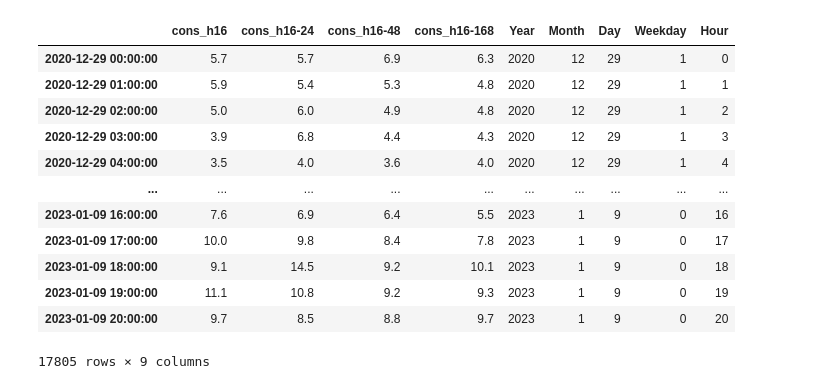
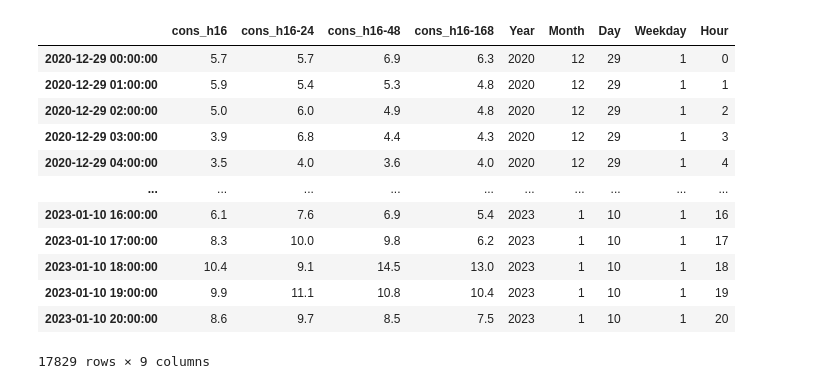
Before and after one commit to LortSkit/Bachelor-project, a Jupyter notebook: Price-Optimization/Single-House-Optimization.ipynb, the cells around one changed output. Drawn from its saved outputs; the diff is of its cells as text; code cells hidden in the pictures.

```diff
--- a/Price-Optimization/Single-House-Optimization.ipynb
+++ b/Price-Optimization/Single-House-Optimization.ipynb
@@ -38,19 +39,19 @@ from Funcs_Logic_DP import logic_rollout, get_price, print_price_summary, logic_
 # %%
 house = "h16"
-prod = loadSeries("p",house,"prod_"+house,[24,48,168])[:-24]
-cons = loadSeries("c",house,"cons_"+house,[24,48,168])[:-24]
+prod = load_series("p",house,"prod_"+house,[24,48,168])
+cons = load_series("c",house,"cons_"+house,[24,48,168])
 cons
 # %% [output]
 |  | cons_h16 | cons_h16-24 | cons_h16-48 | cons_h16-168 | Year | Month | Day | Weekday | Hour |
 | 2020-12-29 00:00:00 | 5.7 | 5.7 | 6.9 | 6.3 | 2020 | 12 | 29 | 1 | 0 |
 | 2020-12-29 01:00:00 | 5.9 | 5.4 | 5.3 | 4.8 | 2020 | 12 | 29 | 1 | 1 |
 | 2020-12-29 02:00:00 | 5.0 | 6.0 | 4.9 | 4.8 | 2020 | 12 | 29 | 1 | 2 |
 | 2020-12-29 03:00:00 | 3.9 | 6.8 | 4.4 | 4.3 | 2020 | 12 | 29 | 1 | 3 |
 | 2020-12-29 04:00:00 | 3.5 | 4.0 | 3.6 | 4.0 | 2020 | 12 | 29 | 1 | 4 |
 | ... | ... | ... | ... | ... | ... | ... | ... | ... | ... |
-| 2023-01-09 16:00:00 | 7.6 | 6.9 | 6.4 | 5.5 | 2023 | 1 | 9 | 0 | 16 |
-| 2023-01-09 17:00:00 | 10.0 | 9.8 | 8.4 | 7.8 | 2023 | 1 | 9 | 0 | 17 |
-| 2023-01-09 18:00:00 | 9.1 | 14.5 | 9.2 | 10.1 | 2023 | 1 | 9 | 0 | 18 |
-| 2023-01-09 19:00:00 | 11.1 | 10.8 | 9.2 | 9.3 | 2023 | 1 | 9 | 0 | 19 |
-| 2023-01-09 20:00:00 | 9.7 | 8.5 | 8.8 | 9.7 | 2023 | 1 | 9 | 0 | 20 |
+| 2023-01-10 16:00:00 | 6.1 | 7.6 | 6.9 | 5.4 | 2023 | 1 | 10 | 1 | 16 |
+| 2023-01-10 17:00:00 | 8.3 | 10.0 | 9.8 | 6.2 | 2023 | 1 | 10 | 1 | 17 |
+| 2023-01-10 18:00:00 | 10.4 | 9.1 | 14.5 | 13.0 | 2023 | 1 | 10 | 1 | 18 |
+| 2023-01-10 19:00:00 | 9.9 | 11.1 | 10.8 | 10.4 | 2023 | 1 | 10 | 1 | 19 |
+| 2023-01-10 20:00:00 | 8.6 | 9.7 | 8.5 | 7.5 | 2023 | 1 | 10 | 1 | 20 |
-17805 rows × 9 columns
+17829 rows × 9 columns
```
Also changed, not shown: parts of 10 cells of this notebook, 6 other files.
